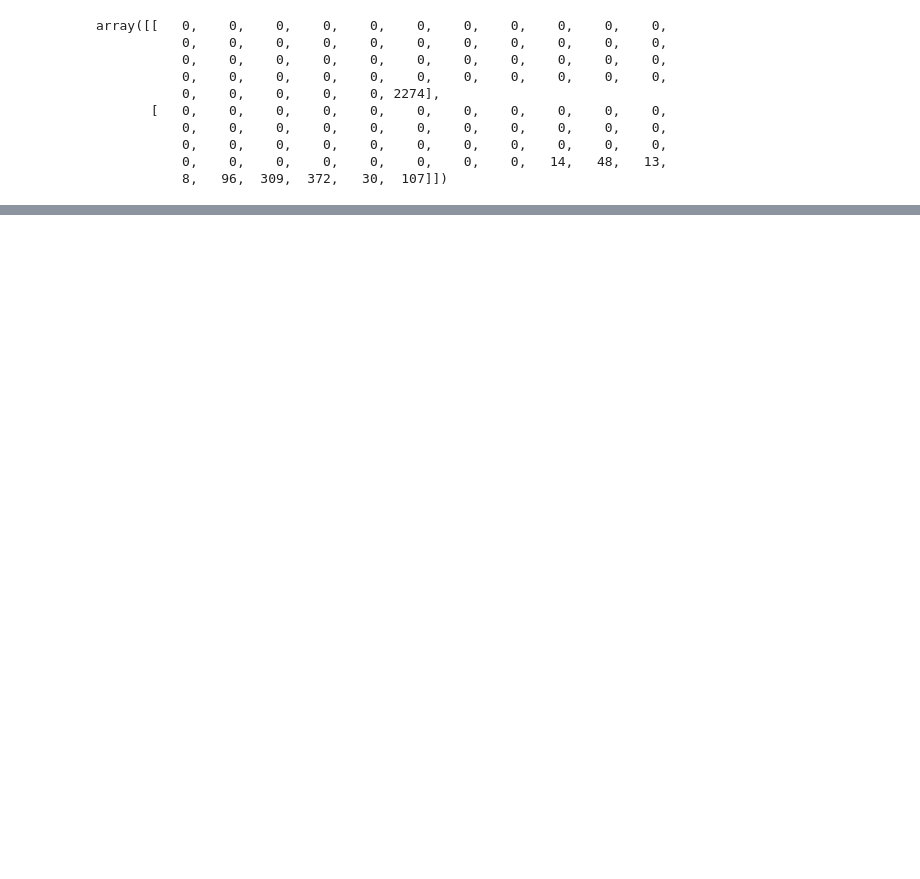
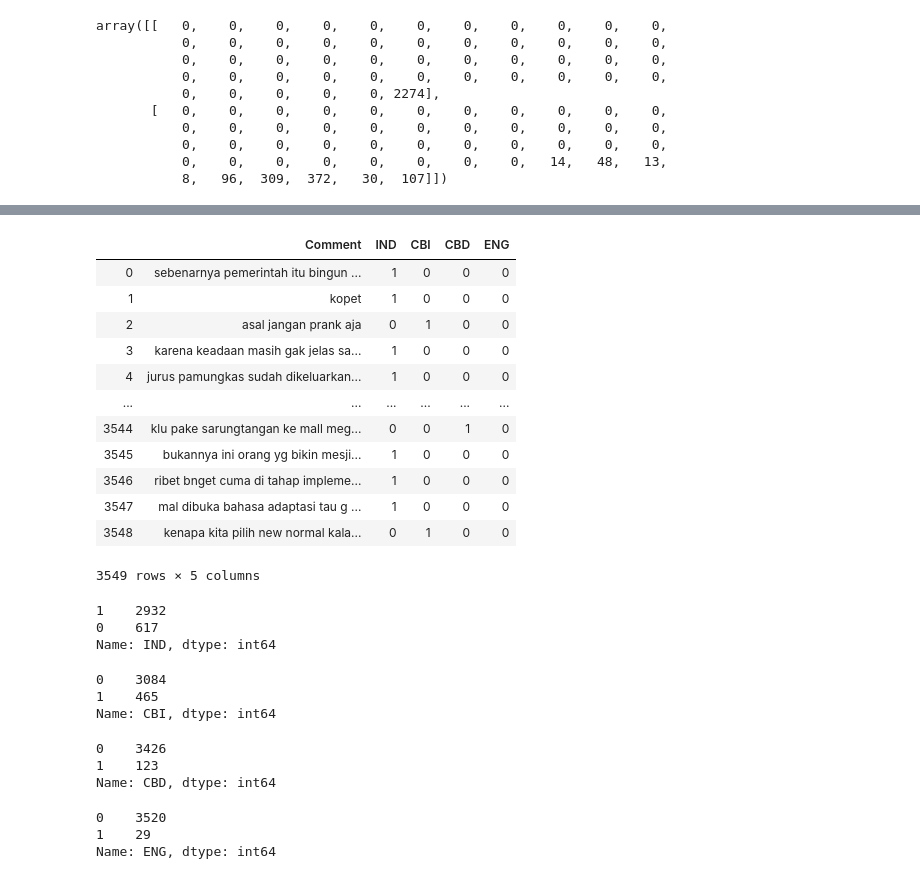
Before and after one commit to pakfawwaz/lombamercu, a Jupyter notebook: GRU/Jenis_Bahasa_GRU_SGD.ipynb, the cells around one changed output, grey strips where cells are left out. Saved outputs shown, nothing was run; the diff lists cells and outputs as text; code cells hidden in the pictures; blank space fills up the shorter version.

```diff
--- a/GRU/Jenis_Bahasa_GRU_SGD.ipynb
+++ b/GRU/Jenis_Bahasa_GRU_SGD.ipynb
@@ -550,0 +583,5 @@ plt.show()
+# %%
+list_sentences_aplikasi = dfaplikasi["Comment"]
+list_tokenized_aplikasi = tokenizer.texts_to_sequences(list_sentences_aplikasi)
+X_aplikasi = pad_sequences(list_tokenized_aplikasi, maxlen=maxlen)
+X_aplikasi
@@ -550,0 +596,3 @@ plt.show()
+# %%
+y_pred_aplikasi = model.predict(X_aplikasi)
+y_pred_aplikasi
@@ -550,0 +608,3 @@ plt.show()
+# %%
+dfhasil = pd.DataFrame(y_pred_aplikasi, columns=['IND','CBI','CBD','ENG'])
+dfhasil
@@ -550,0 +625,3 @@ plt.show()
+# %%
+dfhasilramal = dfhasil.eq(dfhasil.where(dfhasil != 0).max(1), axis=0).astype(int)
+dfhasilramal
@@ -550,0 +642,41 @@ plt.show()
+# %%
+finalresult = pd.concat([dfaplikasi, dfhasilramal], axis=1, sort=False)
+finalresult
+# %% [output]
+|  | Comment | IND | CBI | CBD | ENG |
+| 0 | sebenarnya pemerintah itu bingun ... | 1 | 0 | 0 | 0 |
+| 1 | kopet | 1 | 0 | 0 | 0 |
+| 2 | asal jangan prank aja | 0 | 1 | 0 | 0 |
+| 3 | karena keadaan masih gak jelas sa... | 1 | 0 | 0 | 0 |
+| 4 | jurus pamungkas sudah dikeluarkan... | 1 | 0 | 0 | 0 |
+| ... | ... | ... | ... | ... | ... |
+| 3544 | klu pake sarungtangan ke mall meg... | 0 | 0 | 1 | 0 |
+| 3545 | bukannya ini orang yg bikin mesji... | 1 | 0 | 0 | 0 |
+| 3546 | ribet bnget cuma di tahap impleme... | 1 | 0 | 0 | 0 |
+| 3547 | mal dibuka bahasa adaptasi tau g ... | 1 | 0 | 0 | 0 |
+| 3548 | kenapa kita pilih new normal kala... | 0 | 1 | 0 | 0 |
+3549 rows × 5 columns
+# %%
+finalresult.IND.value_counts()
+# %% [output]
+1    2932
+0    617
+Name: IND, dtype: int64
+# %%
+finalresult.CBI.value_counts()
+# %% [output]
+0    3084
+1    465
+Name: CBI, dtype: int64
+# %%
+finalresult.CBD.value_counts()
+# %% [output]
+0    3426
+1    123
+Name: CBD, dtype: int64
+# %%
+finalresult.ENG.value_counts()
+# %% [output]
+0    3520
+1    29
+Name: ENG, dtype: int64
```
Also changed, not shown: parts of 20 cells of this notebook, 7 other files.
